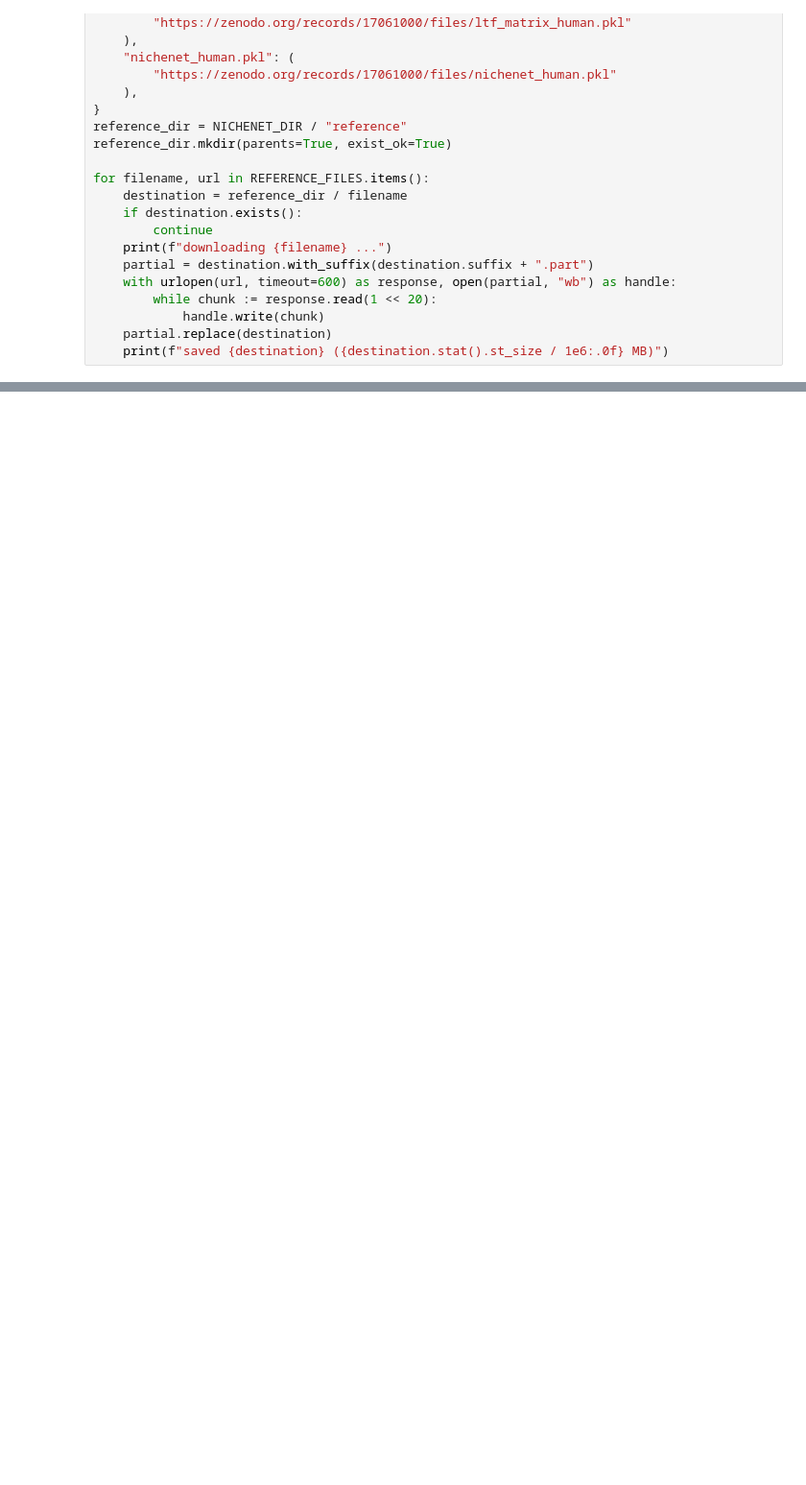
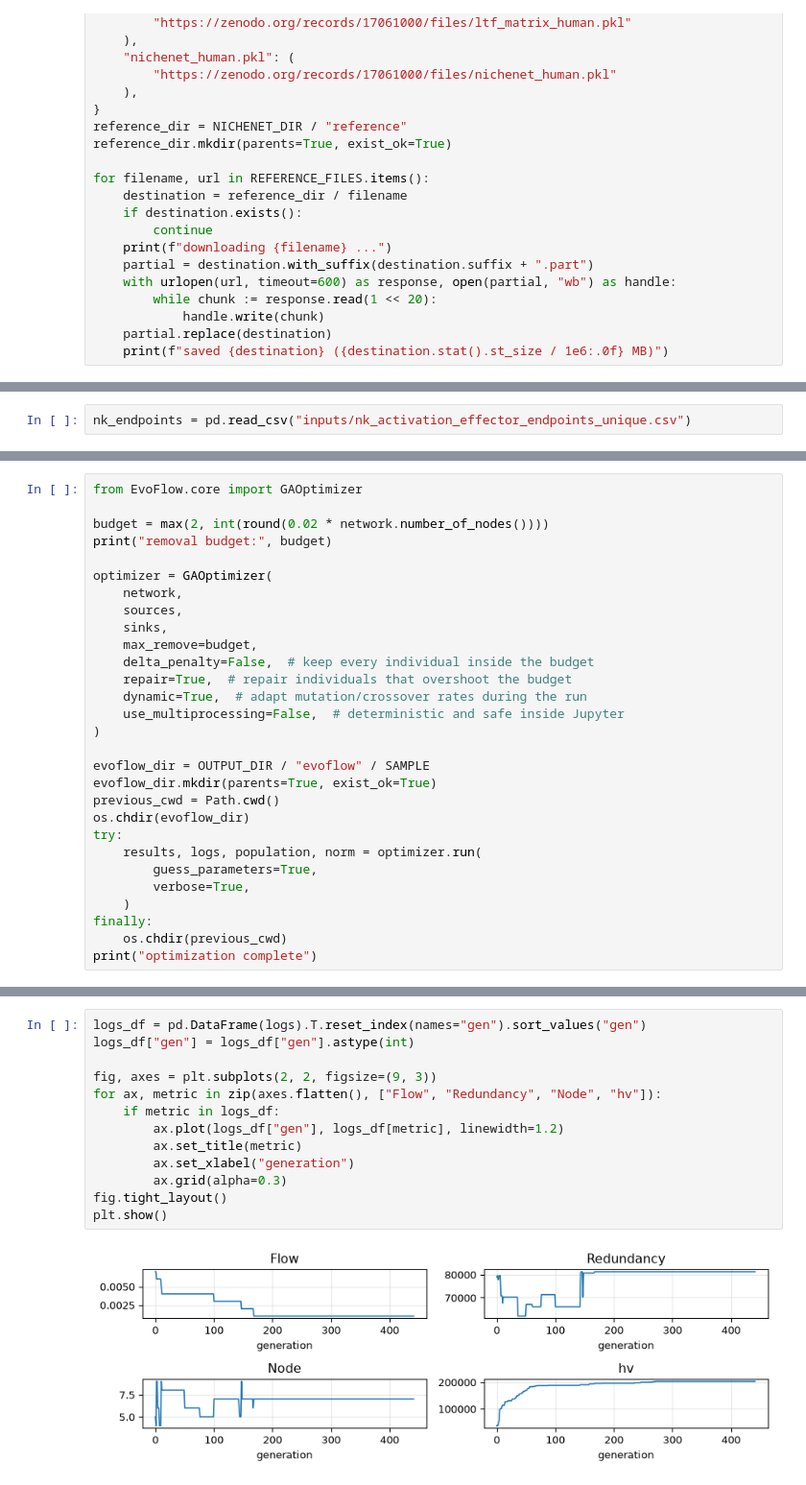
Before and after one commit to VergaJU/EvoFlow, a Jupyter notebook: docs/vignettes/use_case.ipynb, the cells around one changed output, grey strips where cells are left out. Shown at 96% size. Drawn from its saved outputs; the diff is of its cells as text; blank space fills up the shorter version.

```diff
--- a/docs/vignettes/use_case.ipynb
+++ b/docs/vignettes/use_case.ipynb
@@ -524,0 +710,2 @@ A practical follow-up is to:
+# %%
+nk_endpoints = pd.read_csv("inputs/nk_activation_effector_endpoints_unique.csv")
@@ -524,0 +903,29 @@ A practical follow-up is to:
+# %%
+from EvoFlow.core import GAOptimizer
+
+budget = max(2, int(round(0.02 * network.number_of_nodes())))
+print("removal budget:", budget)
+
+optimizer = GAOptimizer(
+    network,
+    sources,
+    sinks,
+    max_remove=budget,
+    delta_penalty=False,  # keep every individual inside the budget
+    repair=True,  # repair individuals that overshoot the budget
+    dynamic=True,  # adapt mutation/crossover rates during the run
+    use_multiprocessing=False,  # deterministic and safe inside Jupyter
+)
+
+evoflow_dir = OUTPUT_DIR / "evoflow" / SAMPLE
+evoflow_dir.mkdir(parents=True, exist_ok=True)
+previous_cwd = Path.cwd()
+os.chdir(evoflow_dir)
+try:
+    results, logs, population, norm = optimizer.run(
+        guess_parameters=True,
+        verbose=True,
+    )
+finally:
+    os.chdir(previous_cwd)
+print("optimization complete")
@@ -524,0 +981,15 @@ A practical follow-up is to:
+# %%
+logs_df = pd.DataFrame(logs).T.reset_index(names="gen").sort_values("gen")
+logs_df["gen"] = logs_df["gen"].astype(int)
+
+fig, axes = plt.subplots(2, 2, figsize=(9, 3))
+for ax, metric in zip(axes.flatten(), ["Flow", "Redundancy", "Node", "hv"]):
+    if metric in logs_df:
+        ax.plot(logs_df["gen"], logs_df[metric], linewidth=1.2)
+        ax.set_title(metric)
+        ax.set_xlabel("generation")
+        ax.grid(alpha=0.3)
+fig.tight_layout()
+plt.show()
+# %% [output]
+[figure, added]
```
Also changed, not shown: parts of 70 cells of this notebook, 13 other files.
